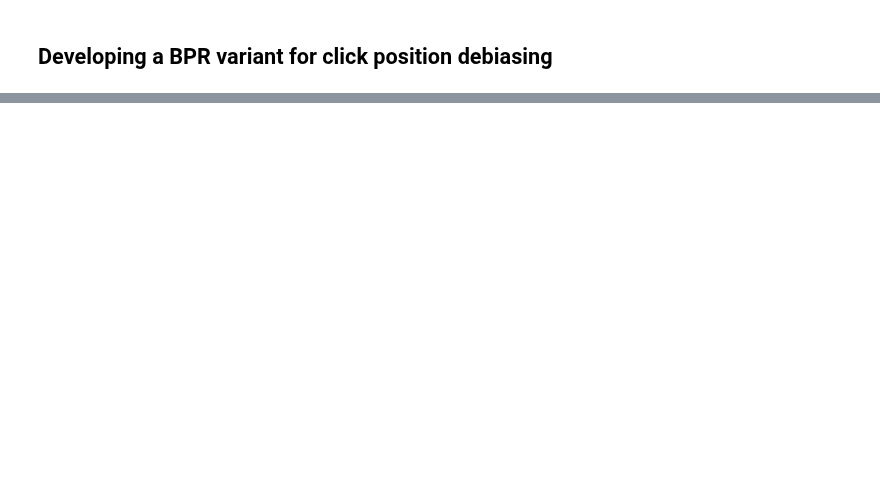
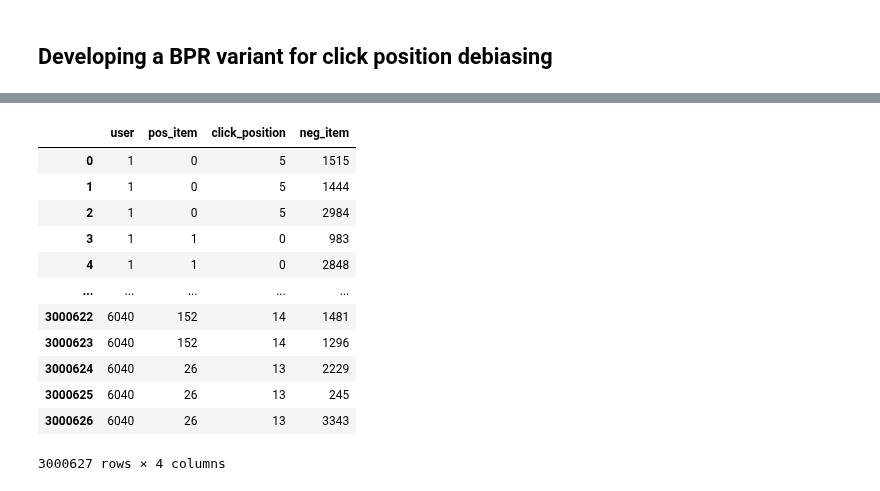
Before and after one commit to caiotda/bpr-mf, a Jupyter notebook: playground.ipynb, the cells around one changed output, grey strips where cells are left out. Saved outputs shown, nothing was run; the diff lists cells and outputs as text; code cells hidden in the pictures; blank space fills up the shorter version.

```diff
--- a/playground.ipynb
+++ b/playground.ipynb
@@ -211,0 +222,16 @@ from bpr_mf import bprMFLClickDebiasingDataloader, bprMF, bpr_loss_withbpr_loss_
+# %%
+bpr_df_click
+# %% [output]
+|  | user | pos_item | click_position | neg_item |
+| 0 | 1 | 0 | 5 | 1515 |
+| 1 | 1 | 0 | 5 | 1444 |
+| 2 | 1 | 0 | 5 | 2984 |
+| 3 | 1 | 1 | 0 | 983 |
+| 4 | 1 | 1 | 0 | 2848 |
+| ... | ... | ... | ... | ... |
+| 3000622 | 6040 | 152 | 14 | 1481 |
+| 3000623 | 6040 | 152 | 14 | 1296 |
+| 3000624 | 6040 | 26 | 13 | 2229 |
+| 3000625 | 6040 | 26 | 13 | 245 |
+| 3000626 | 6040 | 26 | 13 | 3343 |
+3000627 rows × 4 columns
```
Also changed, not shown: parts of 31 cells of this notebook.
